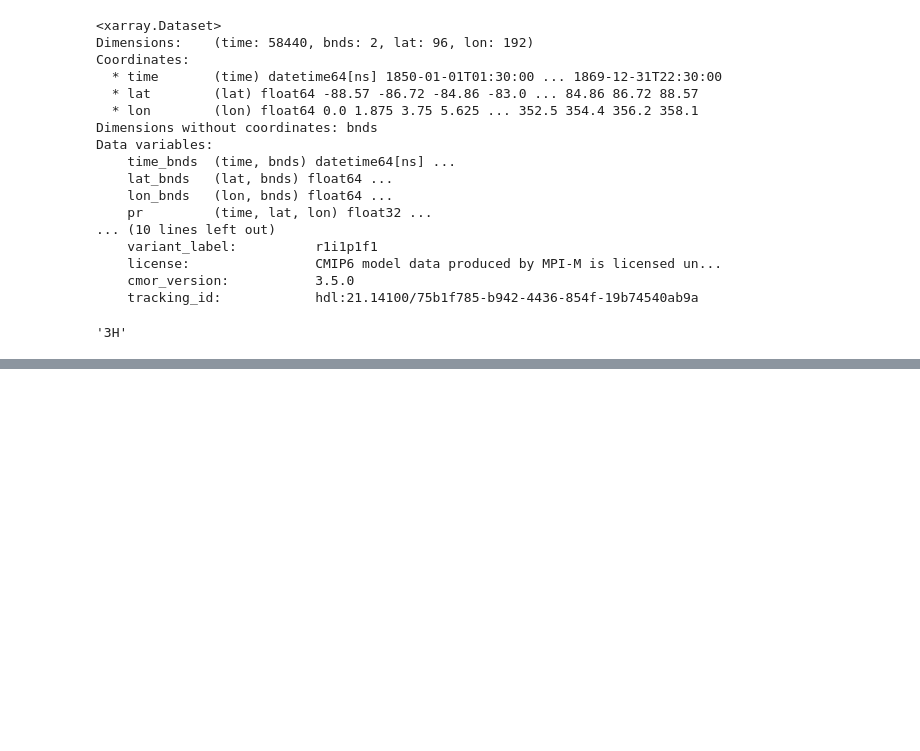
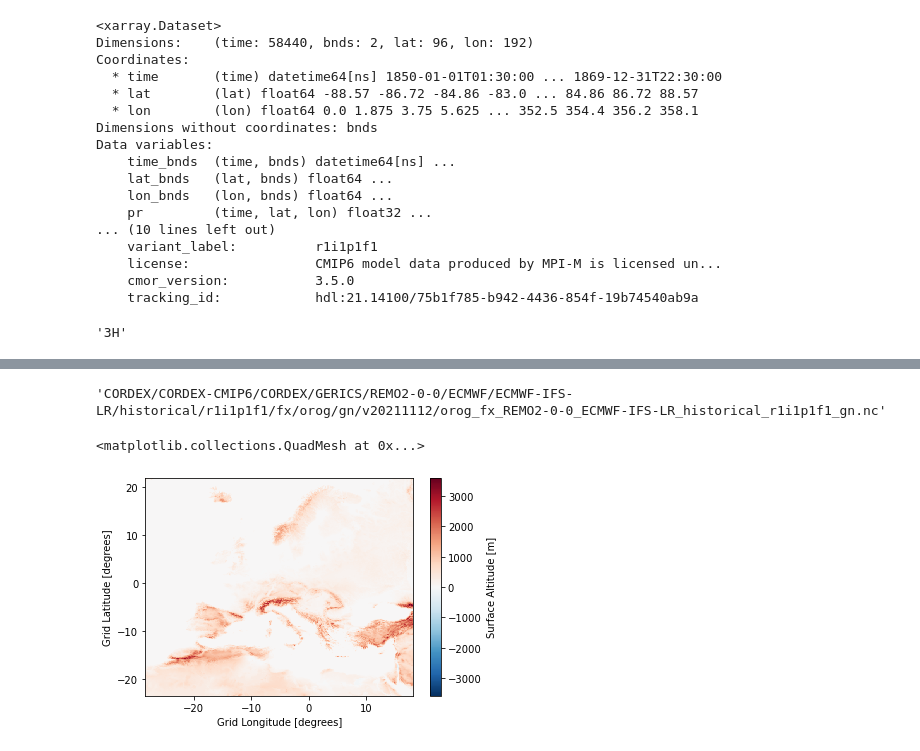
Before and after one commit to remo-rcm/pyremo, a Jupyter notebook: notebooks/remo-cmor-dev.ipynb, the cells around one changed output, grey strips where cells are left out. Drawn from its saved outputs; the diff is of its cells as text; code cells hidden in the pictures; blank space fills up the shorter version.

Commit message:
updates for fx variables

```diff
--- a/notebooks/remo-cmor-dev.ipynb
+++ b/notebooks/remo-cmor-dev.ipynb
@@ -786,3 +752,5 @@ Data variables:
 xr.infer_freq(ds.time)
 # %% [output]
 '3H'
+# %%
+surflib = pr.data.surflib('EUR-11')
@@ -788,0 +846,3 @@ xr.infer_freq(ds.time)
+# %%
+filename = pr.cmor.cmorize_variable(surflib.assign_coords({'lon': ds.lon, 'lat': ds.lat}), 'orog', 'fx', cx.cordex_cmor_table('remo_example'),
+                                  CORDEX_domain='EUR-11', time_units=None, allow_units_convert=True)
@@ -788,0 +870,9 @@ xr.infer_freq(ds.time)
+# %%
+filename
+# %% [output]
+'CORDEX/CORDEX-CMIP6/CORDEX/GERICS/REMO2-0-0/ECMWF/ECMWF-IFS-LR/historical/r1i1p1f1/fx/orog/gn/v20211112/orog_fx_REMO2-0-0_ECMWF-IFS-LR_historical_r1i1p1f1_gn.nc'
+# %%
+xr.open_dataset(filename).orog.plot()
+# %% [output]
+<matplotlib.collections.QuadMesh at 0x...>
+[figure, added]
```
Also changed, not shown: parts of 24 cells of this notebook, 2 other files.
